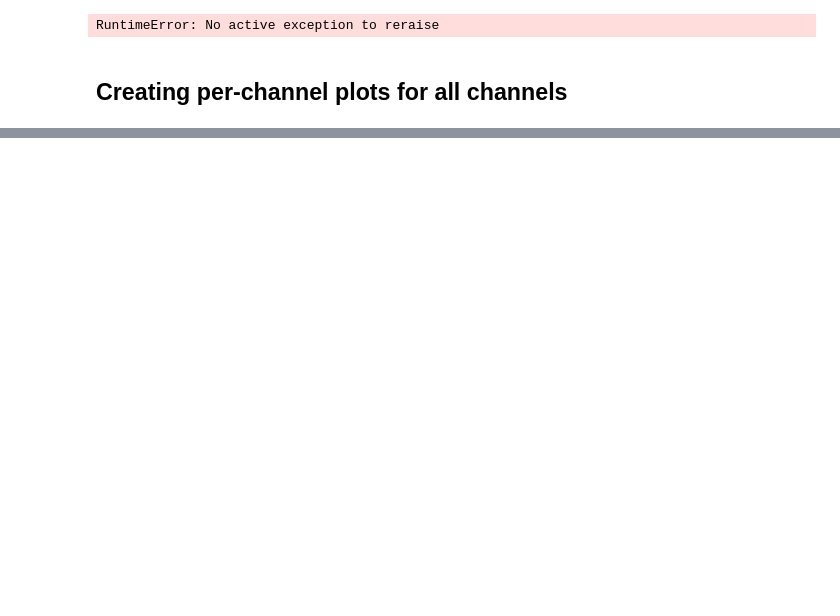
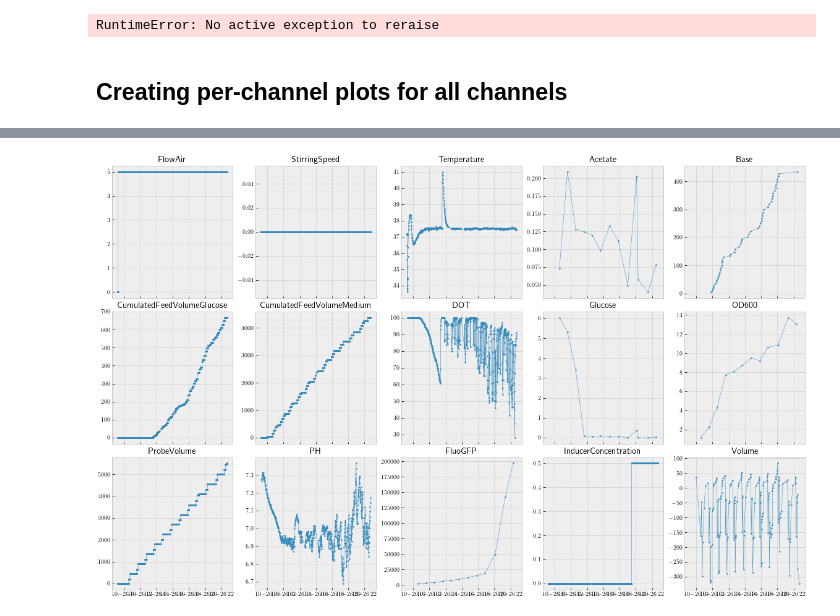
Before and after one commit to randolf-scholz/tsdm, a Jupyter notebook: examples/KIWI_RUNS_ForecastPlot-test.ipynb, the cells around one changed output, grey strips where cells are left out. Drawn from its saved outputs; the diff is of its cells as text; code cells hidden in the pictures; blank space fills up the shorter version.

```diff
--- a/examples/KIWI_RUNS_ForecastPlot-test.ipynb
+++ b/examples/KIWI_RUNS_ForecastPlot-test.ipynb
@@ -288,20 +296,0 @@ columns = task.dataset.timeseries.columns
-# %%
-%matplotlib widget
-
-fig, axes = plt.subplots(
-    nrows=2, ncols=2, sharex=True, figsize=(16, 8), constrained_layout=True
-)
-
-for target in task.targets.items()):
-    data = ts[target]
-    times = ts.index.values
-    mask = ~np.isnan(data)
-    ax.plot(
-        times[mask],
-        data[mask],
-        ls=":",
-        lw=0.5,
-        marker=".",
-        ms=6,
-    )
-    ax.legend([f"{target} - observations"])
@@ -307,0 +299,25 @@ for target in task.targets.items()):
+# %%
+%matplotlib widget
+ts = task.timeseries
+# ts = ts[sorted(ts.columns, key=snake2camel)]
+ts = ts.astype("float32").loc[ID]
+T = ts.index #((ts.index - ts.index[0]) / Timedelta("1h")).values
+
+fig, axes = plt.subplots(
+    nrows=3, ncols=5, figsize=(16, 10), constrained_layout=True, sharex=True
+)
+
+for col, ax in zip(ts.columns, axes.flatten()):
+    vals = ts[col]
+    mask = pandas.notna(vals)
+    ax.plot(
+        T[mask],
+        vals[mask],
+        ls="-",
+        lw=.5,
+        marker=".",
+        ms=3,
+    )
+    ax.set_title(snake2camel(col))
+# %% [output]
+[figure, added]
```
Also changed, not shown: parts of 9 cells of this notebook, 6 other files.
